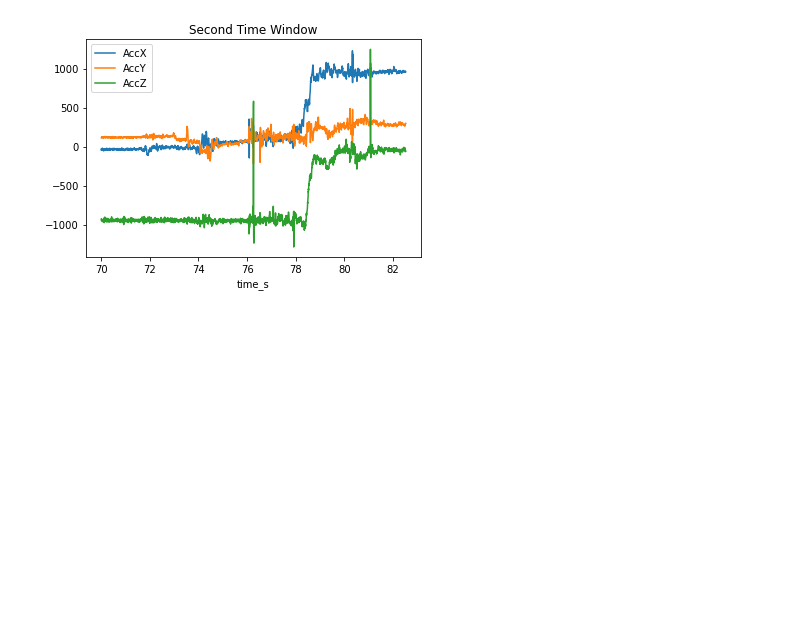
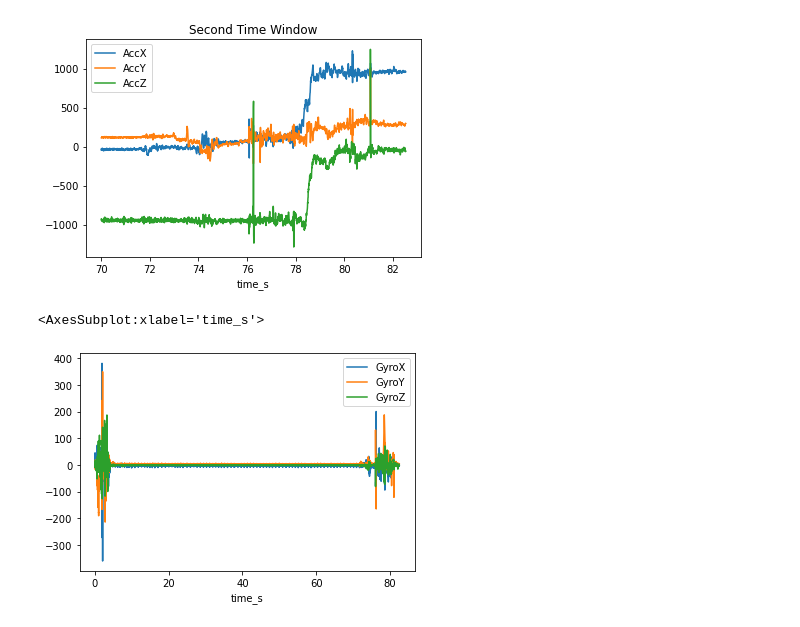
Before and after one commit to zanocrate/LCP_projects_Y4, a Jupyter notebook: draft.ipynb, the cells around one changed output. Cells and saved outputs as stored; diff of their text form; code cells hidden in the pictures; blank space fills up the shorter version.

```diff
--- a/draft.ipynb
+++ b/draft.ipynb
@@ -102,3 +102,8 @@ with np.printoptions(precision=3, suppress=True):
 
 pd.plotting.scatter_matrix(df.loc[0:20][['AccX','AccY','AccZ']])
 pd.plotting.scatter_matrix(df_acc_transf)
+# %%
+df.plot(y=['GyroX','GyroY','GyroZ'])
+# %% [output]
+<AxesSubplot:xlabel='time_s'>
+[figure, added]
```
Also changed, not shown: parts of 1 cell of this notebook, 1 other file.
